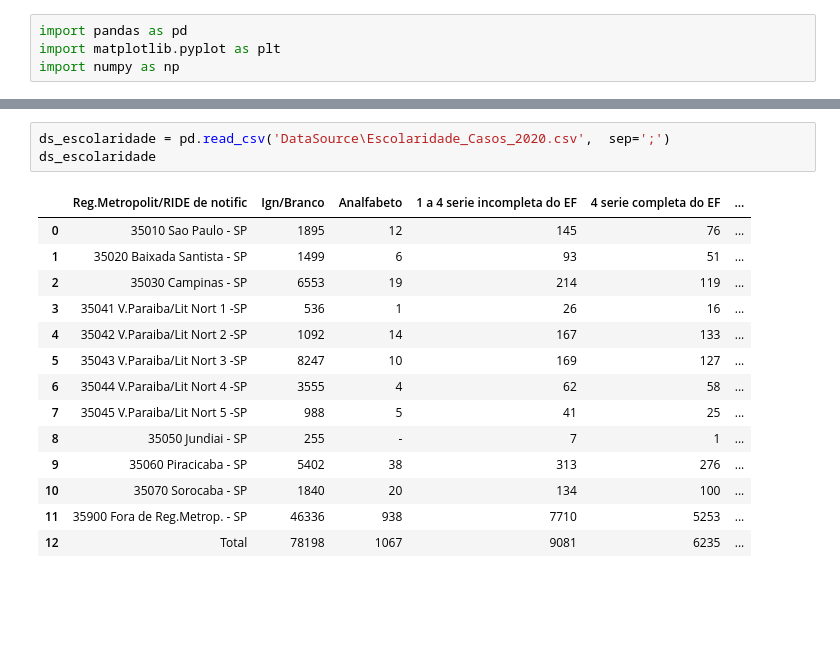
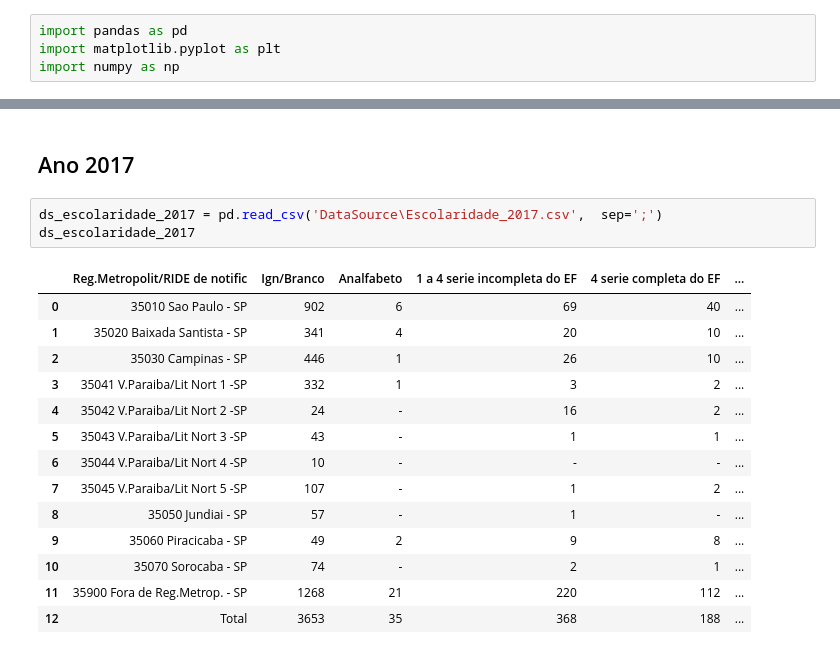
Before and after one commit to Guisor/Facens-IA-AnaliseExploratoria-Casos-Dengue-SP, a Jupyter notebook: Read_DataSources_Dengue.ipynb, the cells around one changed output, grey strips where cells are left out. Saved outputs shown, nothing was run; the diff lists cells and outputs as text; blank space fills up the shorter version.

```diff
--- a/Read_DataSources_Dengue.ipynb
+++ b/Read_DataSources_Dengue.ipynb
@@ -23,18 +76,20 @@ ds_raca
+# %% [markdown]
+## Ano 2017
 # %%
-ds_escolaridade = pd.read_csv('DataSource\Escolaridade_Casos_2020.csv',  sep=';')
-ds_escolaridade
+ds_escolaridade_2017 = pd.read_csv('DataSource\Escolaridade_2017.csv',  sep=';')
+ds_escolaridade_2017
 # %% [output]
 |  | Reg.Metropolit/RIDE de notific | Ign/Branco | Analfabeto | 1 a 4 serie incompleta do EF | 4 serie completa do EF | ... |
-| 0 | 35010 Sao Paulo - SP | 1895 | 12 | 145 | 76 | ... |
-| 1 | 35020 Baixada Santista - SP | 1499 | 6 | 93 | 51 | ... |
-| 2 | 35030 Campinas - SP | 6553 | 19 | 214 | 119 | ... |
-| 3 | 35041 V.Paraiba/Lit Nort 1 -SP | 536 | 1 | 26 | 16 | ... |
-| 4 | 35042 V.Paraiba/Lit Nort 2 -SP | 1092 | 14 | 167 | 133 | ... |
-| 5 | 35043 V.Paraiba/Lit Nort 3 -SP | 8247 | 10 | 169 | 127 | ... |
-| 6 | 35044 V.Paraiba/Lit Nort 4 -SP | 3555 | 4 | 62 | 58 | ... |
-| 7 | 35045 V.Paraiba/Lit Nort 5 -SP | 988 | 5 | 41 | 25 | ... |
-| 8 | 35050 Jundiai - SP | 255 | - | 7 | 1 | ... |
-| 9 | 35060 Piracicaba - SP | 5402 | 38 | 313 | 276 | ... |
-| 10 | 35070 Sorocaba - SP | 1840 | 20 | 134 | 100 | ... |
-| 11 | 35900 Fora de Reg.Metrop. - SP | 46336 | 938 | 7710 | 5253 | ... |
-| 12 | Total | 78198 | 1067 | 9081 | 6235 | ... |
+| 0 | 35010 Sao Paulo - SP | 902 | 6 | 69 | 40 | ... |
+| 1 | 35020 Baixada Santista - SP | 341 | 4 | 20 | 10 | ... |
+| 2 | 35030 Campinas - SP | 446 | 1 | 26 | 10 | ... |
+| 3 | 35041 V.Paraiba/Lit Nort 1 -SP | 332 | 1 | 3 | 2 | ... |
+| 4 | 35042 V.Paraiba/Lit Nort 2 -SP | 24 | - | 16 | 2 | ... |
+| 5 | 35043 V.Paraiba/Lit Nort 3 -SP | 43 | - | 1 | 1 | ... |
+| 6 | 35044 V.Paraiba/Lit Nort 4 -SP | 10 | - | - | - | ... |
+| 7 | 35045 V.Paraiba/Lit Nort 5 -SP | 107 | - | 1 | 2 | ... |
+| 8 | 35050 Jundiai - SP | 57 | - | 1 | - | ... |
+| 9 | 35060 Piracicaba - SP | 49 | 2 | 9 | 8 | ... |
+| 10 | 35070 Sorocaba - SP | 74 | - | 2 | 1 | ... |
+| 11 | 35900 Fora de Reg.Metrop. - SP | 1268 | 21 | 220 | 112 | ... |
+| 12 | Total | 3653 | 35 | 368 | 188 | ... |
```
Also changed, not shown: parts of 36 cells of this notebook, 6 other files.
